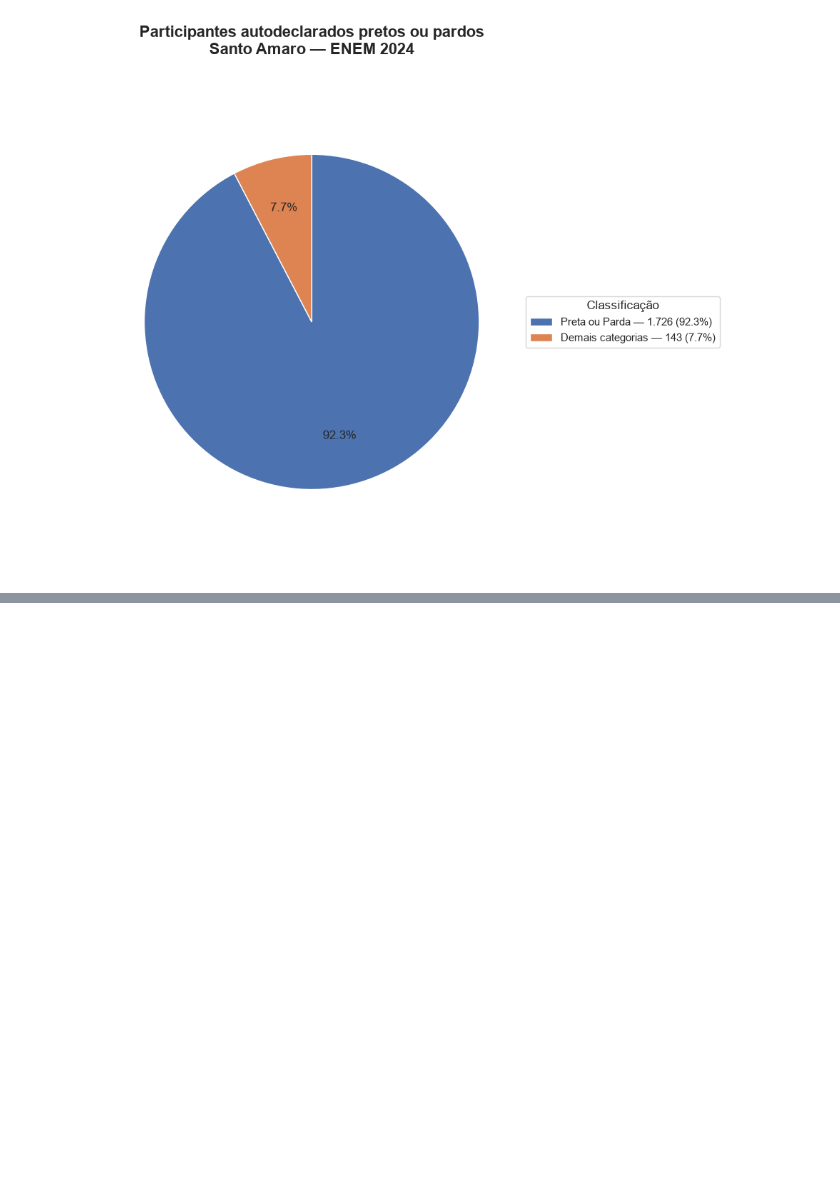
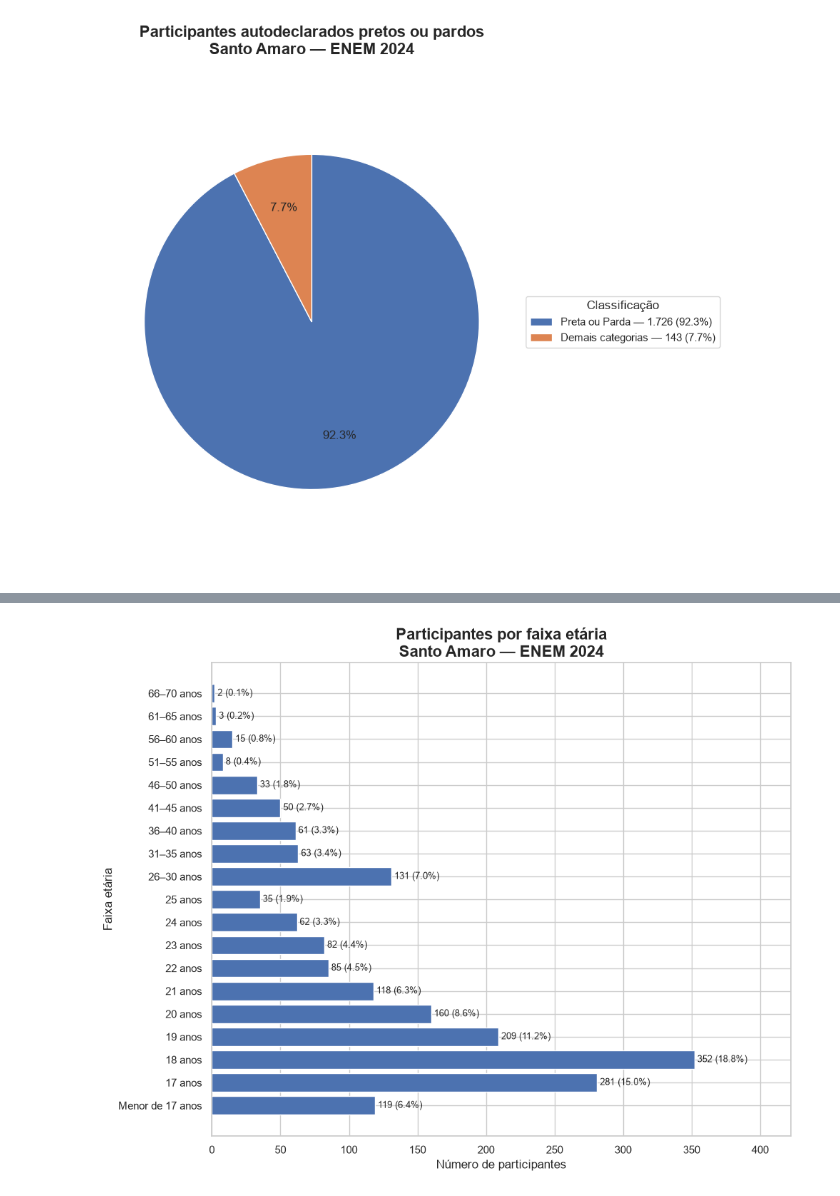
Before and after one commit to alexsilva75/analise_microdados_enem, a Jupyter notebook: analise_santo_amaro_2024.ipynb, the cells around one changed output, grey strips where cells are left out. Cells and saved outputs as stored; diff of their text form; code cells hidden in the pictures; blank space fills up the shorter version.

```diff
--- a/analise_2024.ipynb
+++ b/analise_santo_amaro_2024.ipynb
@@ -1278,0 +1356,59 @@ plt.show()
+# %%
+distribuicao_idade = (
+    df_santo_amaro['FAIXA_ETARIA']
+    .value_counts()
+)
+
+ordem_faixas = list(faixas_etarias.values())
+
+distribuicao_idade = (
+    distribuicao_idade
+    .reindex(ordem_faixas)
+    .dropna()
+)
+
+total = distribuicao_idade.sum()
+
+percentuais = (
+    distribuicao_idade / total * 100
+)
+
+fig, ax = plt.subplots(figsize=(10, 8))
+
+barras = ax.barh(
+    distribuicao_idade.index,
+    distribuicao_idade.values
+)
+
+for barra, valor, percentual in zip(
+    barras,
+    distribuicao_idade.values,
+    percentuais.values
+):
+    ax.text(
+        barra.get_width(),
+        barra.get_y() + barra.get_height() / 2,
+        f' {int(valor):,} ({percentual:.1f}%)'.replace(',', '.'),
+        va='center',
+        fontsize=9
+    )
+
+ax.set_title(
+    'Participantes por faixa etária\n'
+    'Santo Amaro — ENEM 2024',
+    fontsize=16,
+    fontweight='bold'
+)
+
+ax.set_xlabel('Número de participantes', fontsize=12)
+ax.set_ylabel('Faixa etária', fontsize=12)
+
+ax.set_xlim(
+    0,
+    distribuicao_idade.max() * 1.20
+)
+
+plt.tight_layout()
+plt.show()
+# %% [output]
+[figure, added]
```
Also changed, not shown: parts of 10 cells of this notebook, 1 other file.
